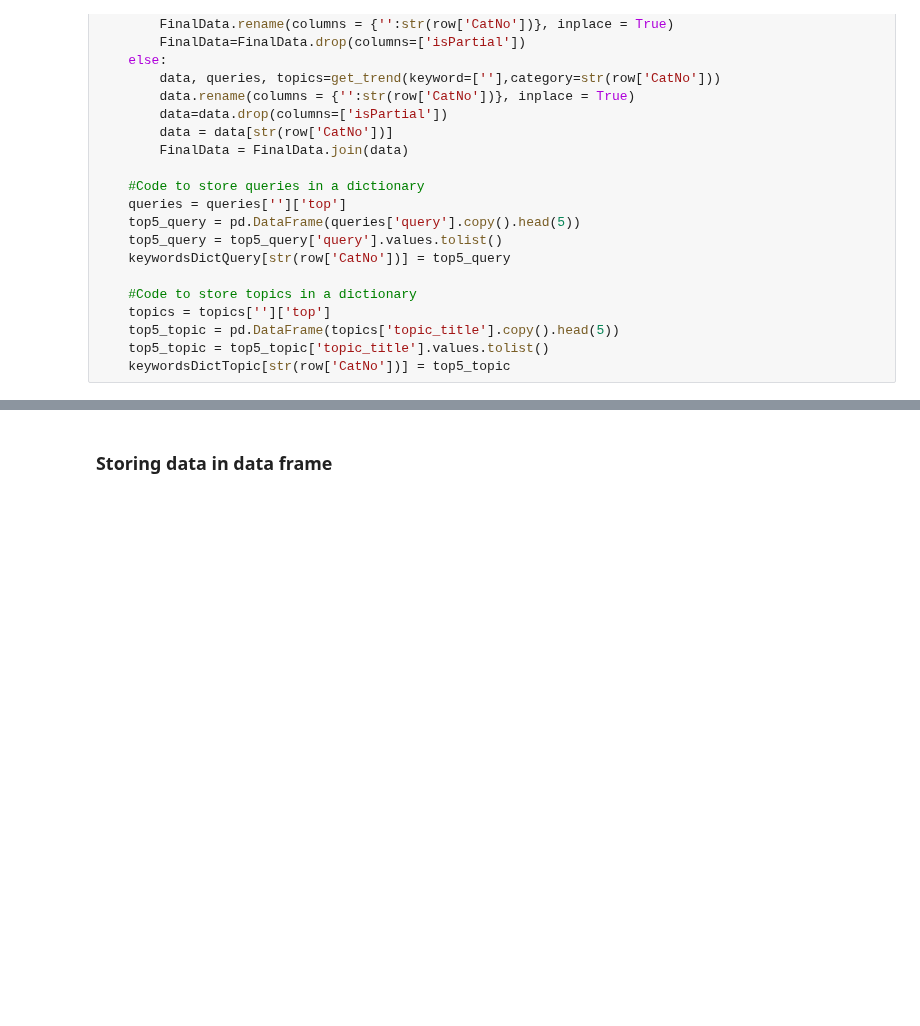
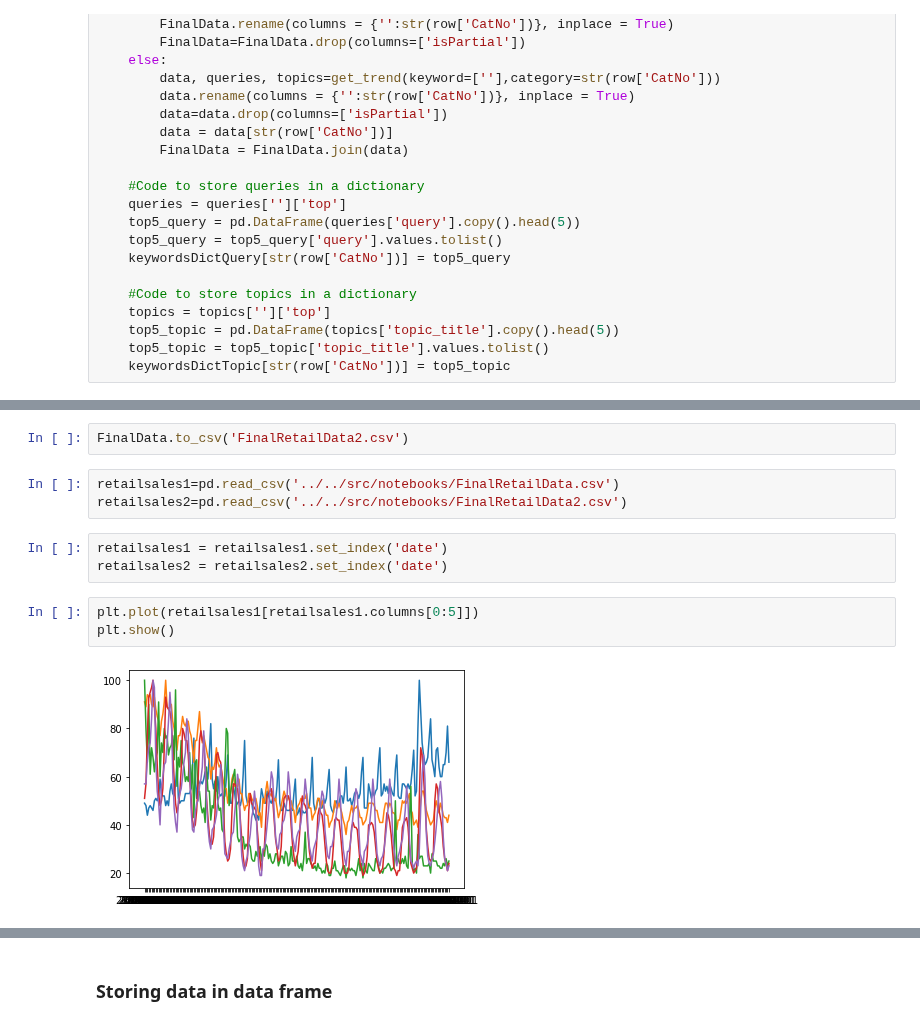
Before and after one commit to ubco-mds-2021-labs/capstone-project-googletrends_capstone, a Jupyter notebook: src/notebooks/retailsales_notebook.ipynb, the cells around one changed output, grey strips where cells are left out. Saved outputs shown, nothing was run; the diff lists cells and outputs as text; blank space fills up the shorter version.

```diff
--- a/src/notebooks/retailsales_notebook.ipynb
+++ b/src/notebooks/retailsales_notebook.ipynb
@@ -233,0 +236,13 @@ FinalData
+# %%
+FinalData.to_csv('FinalRetailData2.csv')
+# %%
+retailsales1=pd.read_csv('../../src/notebooks/FinalRetailData.csv')
+retailsales2=pd.read_csv('../../src/notebooks/FinalRetailData2.csv')
+# %%
+retailsales1 = retailsales1.set_index('date')
+retailsales2 = retailsales2.set_index('date')
+# %%
+plt.plot(retailsales1[retailsales1.columns[0:5]])
+plt.show()
+# %% [output]
+[figure, added]
```
Also changed, not shown: parts of 5 cells of this notebook, 2 other files.
